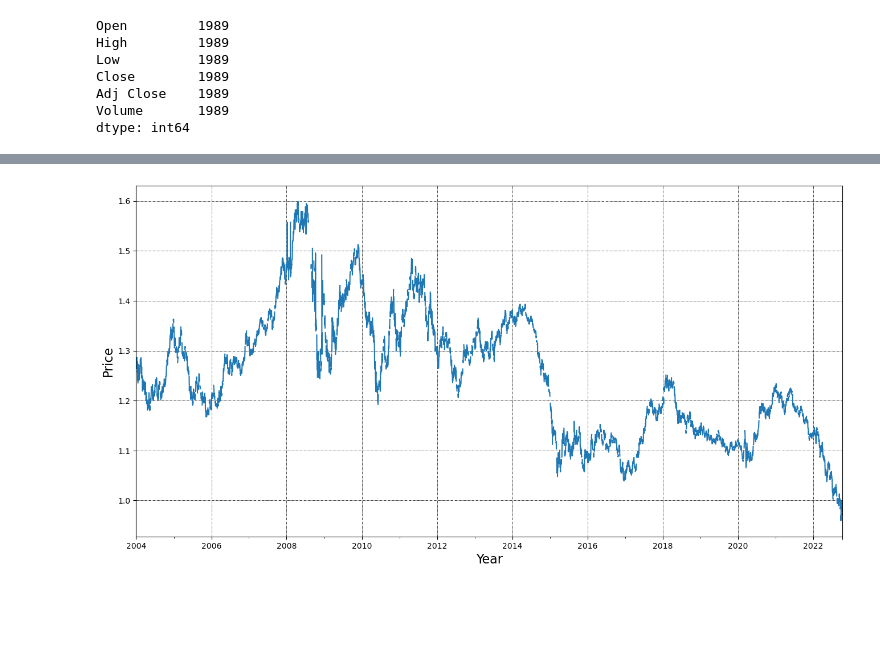
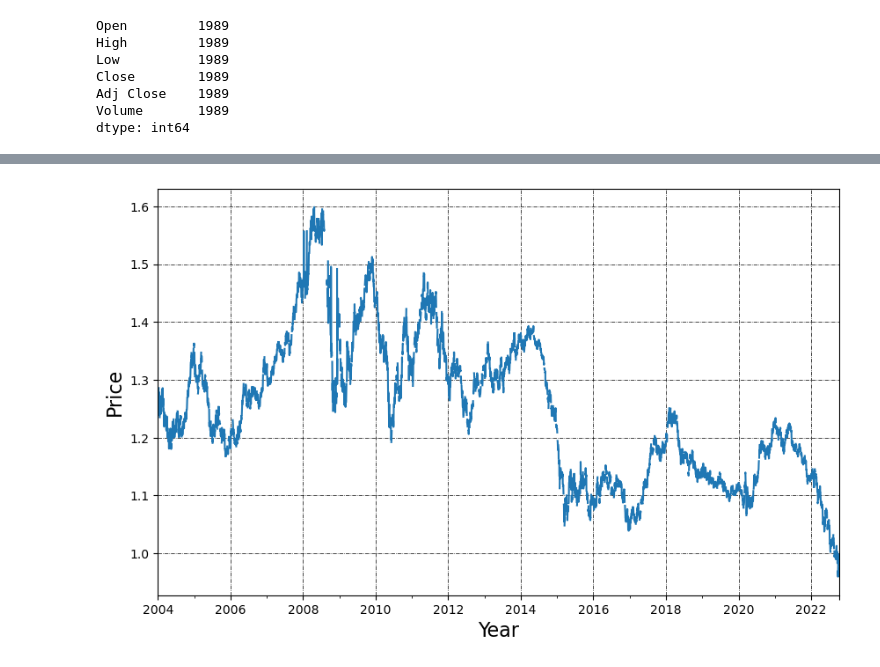
Before and after one commit to ducnguyenw02/Forex-prediction-EURUSD, a Jupyter notebook: forex-prediction-eurusd.ipynb, the cells around one changed output, grey strips where cells are left out. Cells and saved outputs as stored; diff of their text form; code cells hidden in the pictures; blank space fills up the shorter version.

```diff
--- a/forex-prediction-eurusd.ipynb
+++ b/forex-prediction-eurusd.ipynb
@@ -133,18 +131,18 @@ data.describe()
 # %%
 # Trực quan cột Close trong data
 import matplotlib.ticker as ticker
 from matplotlib import pyplot as plt
 
-data['Close'].plot(figsize=(16, 8))
+data['Close'].plot(figsize=(10, 6))
 
 plt.ylabel('Price', fontsize=16)
 plt.xlabel('Year', fontsize=16)
 
 plt.grid(which="major", color='k', linestyle='-.', linewidth=0.5)
 
 plt.show()
 # %% [output]
-[figure, old version]
+[figure, new version]
 # %%
 # Điền khuyết
 data = data.interpolate()
```
Also changed, not shown: parts of 52 cells of this notebook.
